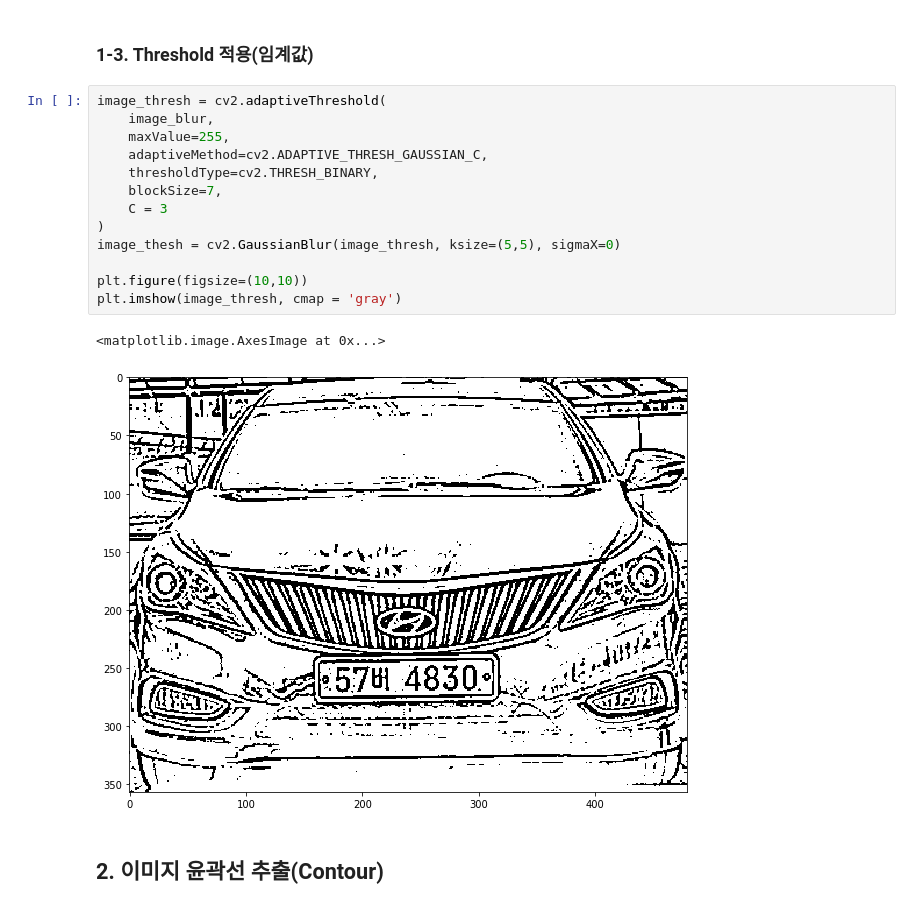
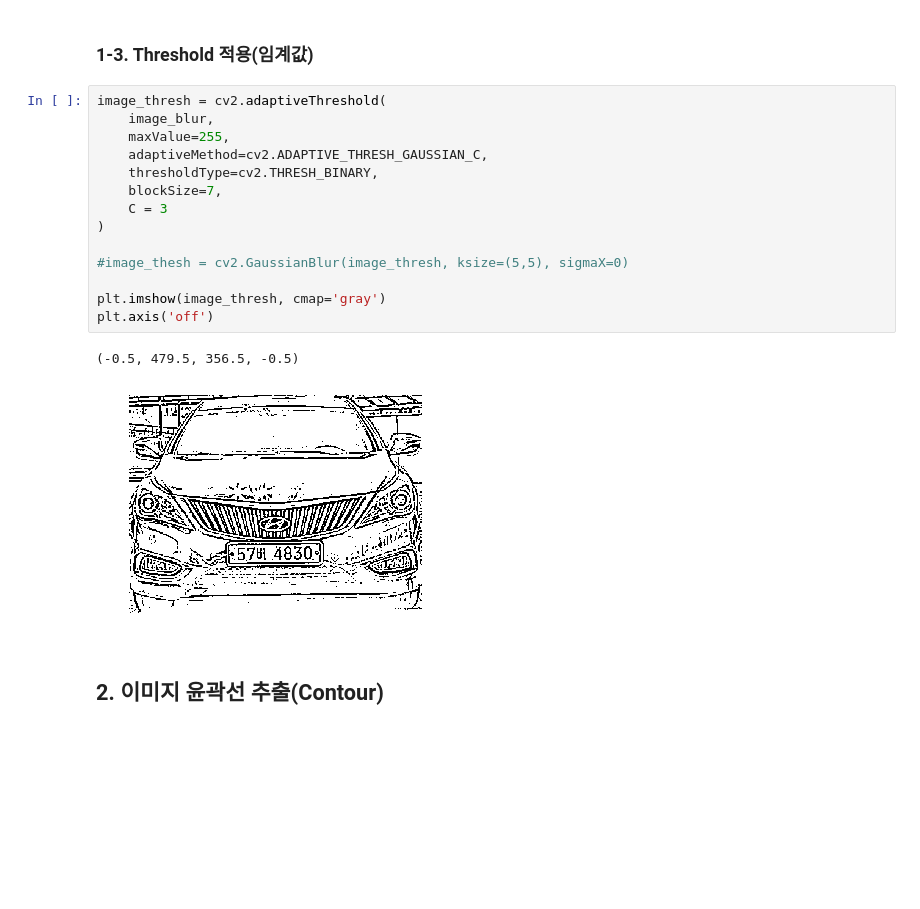
Before and after one commit to gjustin40/gjustin40-blog, a Jupyter notebook: Car_License_Recognition.ipynb, the cells around one changed output. Drawn from its saved outputs; the diff is of its cells as text; blank space fills up the shorter version.

```diff
--- a/Car_License_Recognition.ipynb
+++ b/Car_License_Recognition.ipynb
@@ -74,19 +82,20 @@ Text(0.5,1,'After')
 # %%
 image_thresh = cv2.adaptiveThreshold(
     image_blur,
     maxValue=255,
     adaptiveMethod=cv2.ADAPTIVE_THRESH_GAUSSIAN_C,
     thresholdType=cv2.THRESH_BINARY,
     blockSize=7,
     C = 3
 )
-image_thesh = cv2.GaussianBlur(image_thresh, ksize=(5,5), sigmaX=0)
 
-plt.figure(figsize=(10,10))
-plt.imshow(image_thresh, cmap = 'gray')
+#image_thesh = cv2.GaussianBlur(image_thresh, ksize=(5,5), sigmaX=0)
+
+plt.imshow(image_thresh, cmap='gray')
+plt.axis('off')
 # %% [output]
-<matplotlib.image.AxesImage at 0x...>
+(-0.5, 479.5, 356.5, -0.5)
-[figure, old version]
+[figure, new version]
 # %% [markdown]
 ## 2. 이미지 윤곽선 추출(Contour)
 # %% [markdown]
```
Also changed, not shown: parts of 17 cells of this notebook.
